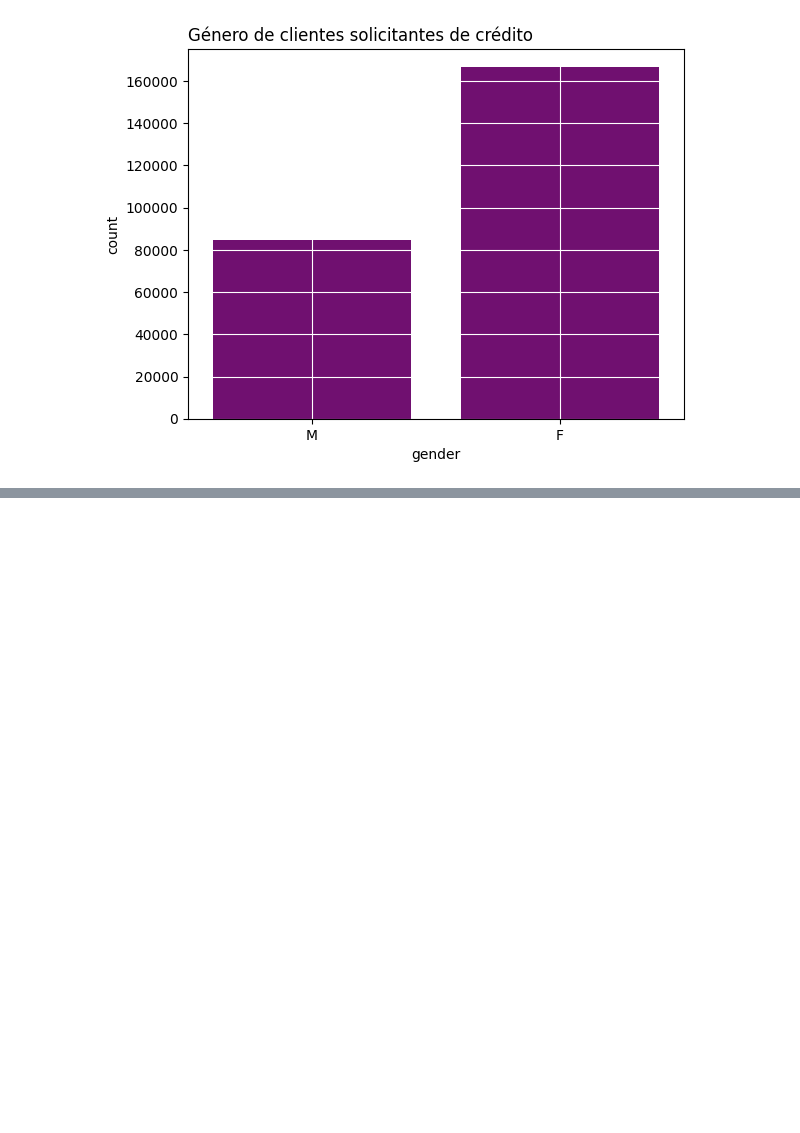
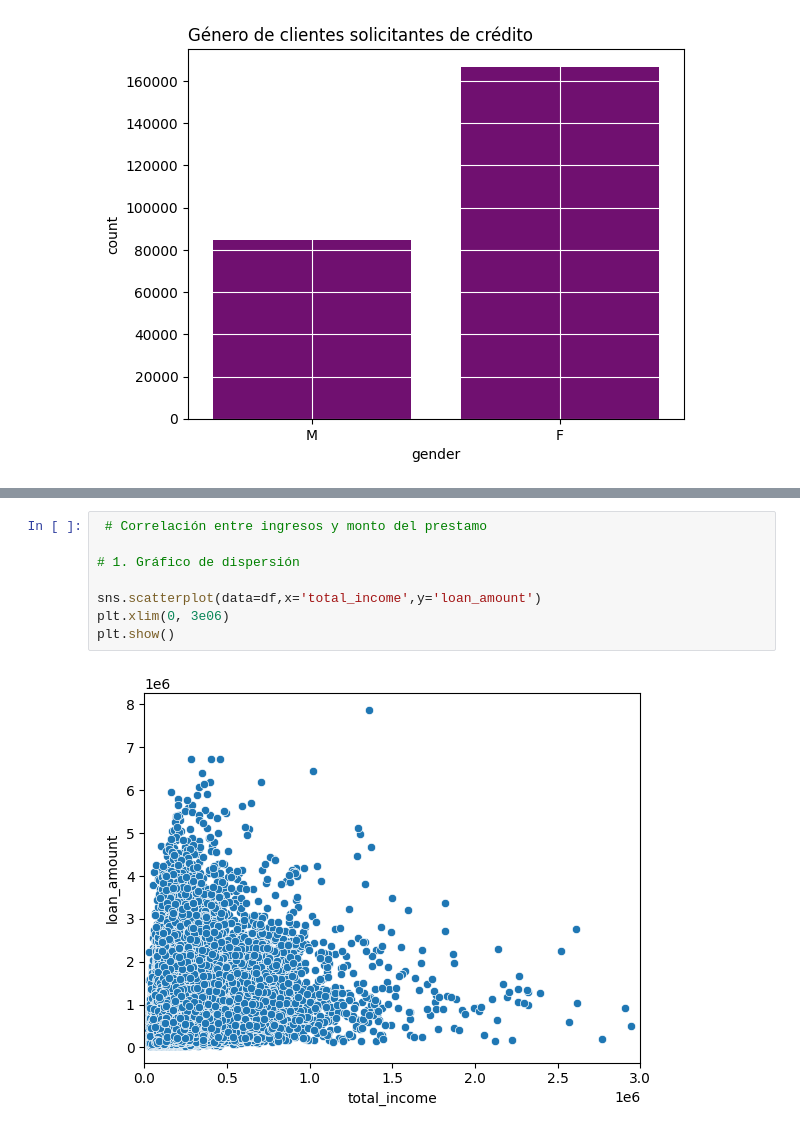
Before and after one commit to julihdez36/Decision_making, a Jupyter notebook: First project/exploring.ipynb, the cells around one changed output, grey strips where cells are left out. Drawn from its saved outputs; the diff is of its cells as text; blank space fills up the shorter version.

```diff
--- a/First project/exploring.ipynb
+++ b/First project/exploring.ipynb
@@ -123,0 +154,10 @@ cv(183298.9,496909.4)
+# %%
+ # Correlación entre ingresos y monto del prestamo
+
+# 1. Gráfico de dispersión
+
+sns.scatterplot(data=df,x='total_income',y='loan_amount')
+plt.xlim(0, 3e06)
+plt.show()
+# %% [output]
+[figure, added]
```
Also changed, not shown: parts of 22 cells of this notebook, 5 other files.
